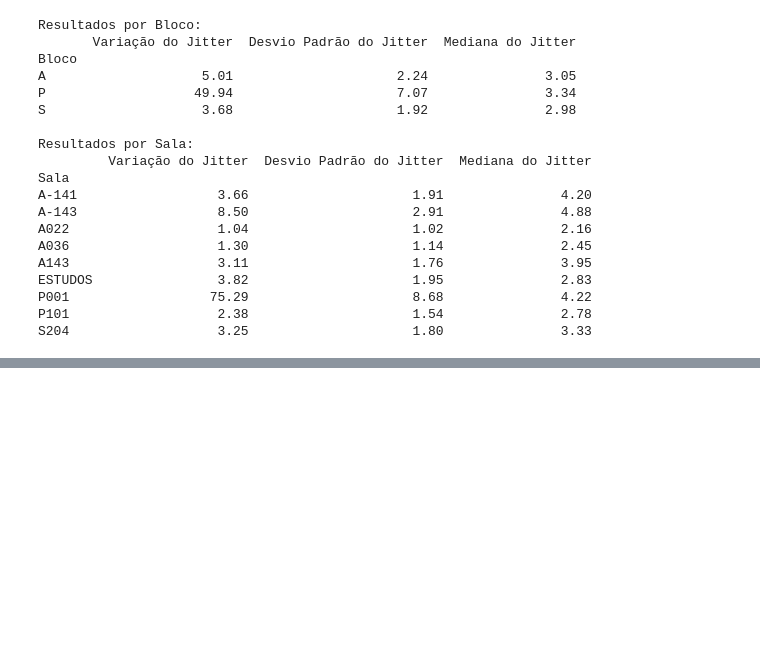
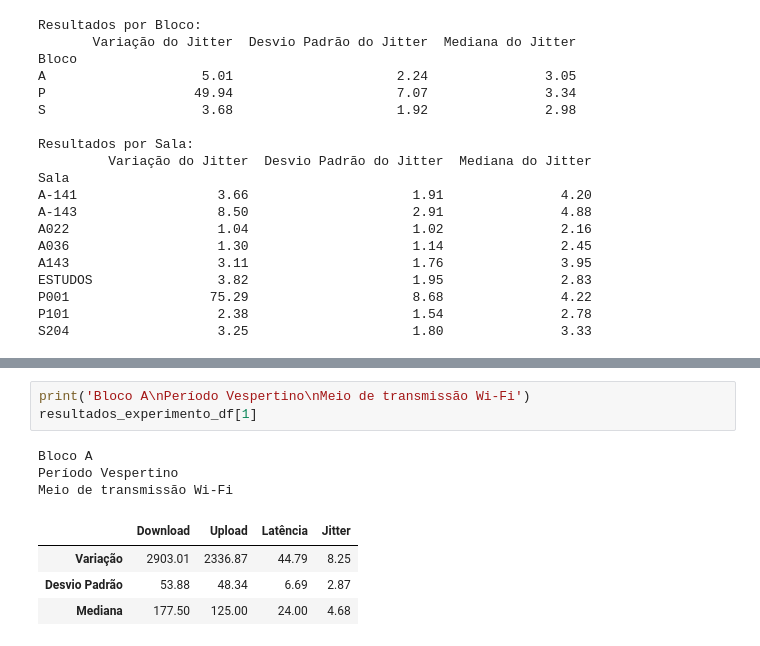
Before and after one commit to matheusbuenowb/University-Network-Analysis, a Jupyter notebook: TCC_Análise.ipynb, the cells around one changed output, grey strips where cells are left out. Saved outputs shown, nothing was run; the diff lists cells and outputs as text; blank space fills up the shorter version.

```diff
--- a/TCC_Análise.ipynb
+++ b/TCC_Análise.ipynb
@@ -1017,0 +998,11 @@ Resultados do Experimento 1 (Ethernet, Bloco P, Vespertino):
+# %%
+print('Bloco A\nPeríodo Vespertino\nMeio de transmissão Wi-Fi')
+resultados_experimento_df[1]
+# %% [output]
+Bloco A
+Período Vespertino
+Meio de transmissão Wi-Fi
+|  | Download | Upload | Latência | Jitter |
+| Variação | 2903.01 | 2336.87 | 44.79 | 8.25 |
+| Desvio Padrão | 53.88 | 48.34 | 6.69 | 2.87 |
+| Mediana | 177.50 | 125.00 | 24.00 | 4.68 |
```
Also changed, not shown: parts of 14 cells of this notebook.
